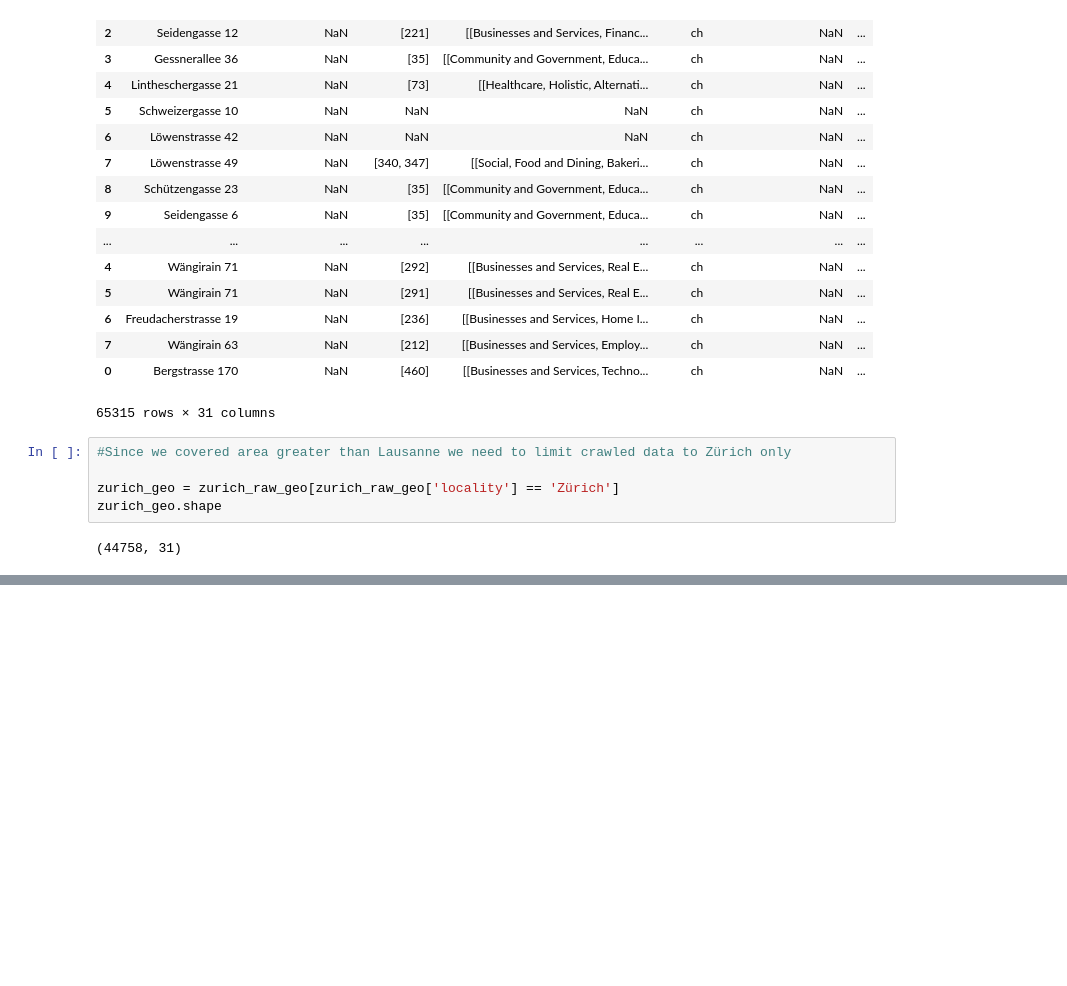
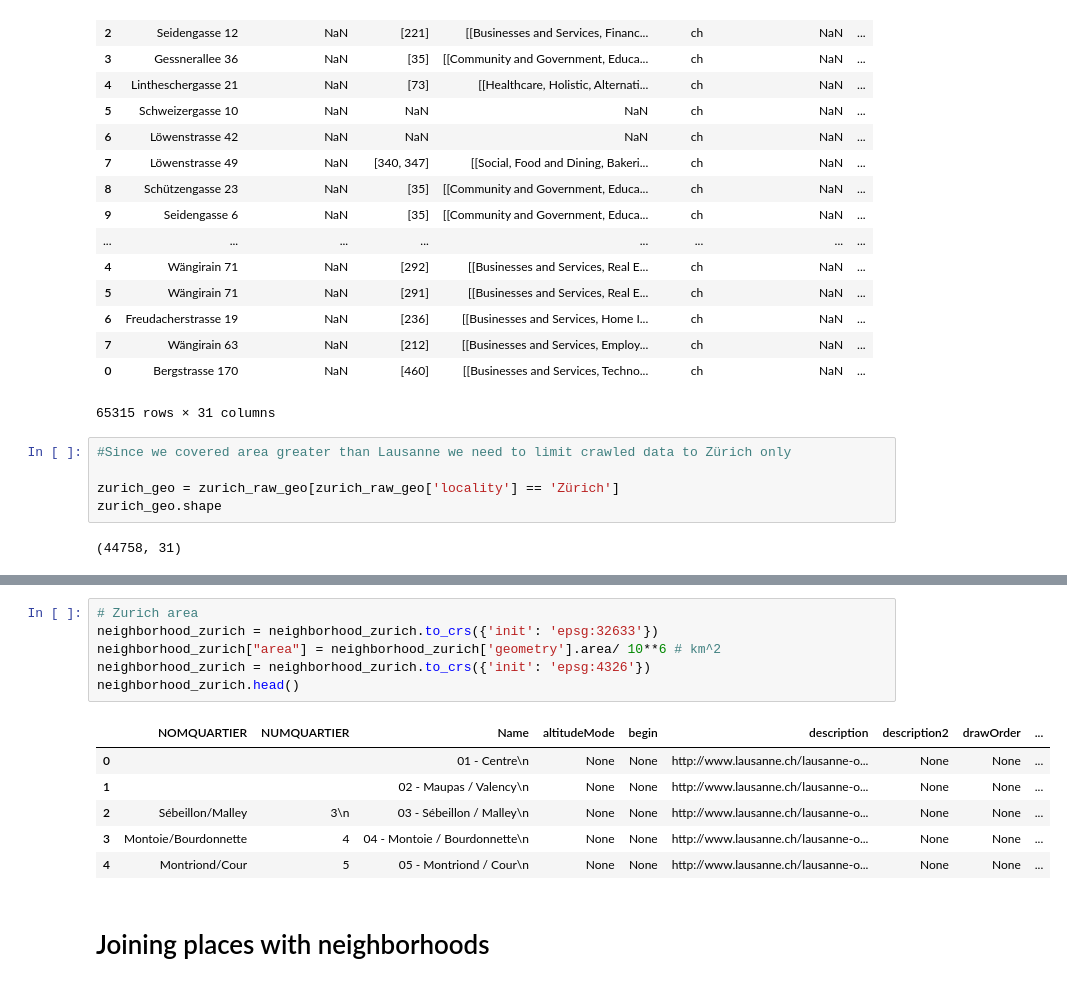
Before and after one commit to PaluchowskiMatthew/ADA-Orion, a Jupyter notebook: Lausanne & Zurich places.ipynb, the cells around one changed output, grey strips where cells are left out. Cells and saved outputs as stored; diff of their text form; blank space fills up the shorter version.

```diff
--- a/Lausanne & Zurich places.ipynb
+++ b/Lausanne & Zurich places.ipynb
@@ -138,0 +227,15 @@ zurich_geo.shape
+# %%
+# Zurich area
+neighborhood_zurich = neighborhood_zurich.to_crs({'init': 'epsg:32633'})
+neighborhood_zurich["area"] = neighborhood_zurich['geometry'].area/ 10**6 # km^2
+neighborhood_zurich = neighborhood_zurich.to_crs({'init': 'epsg:4326'})
+neighborhood_zurich.head()
+# %% [output]
+|  | NOMQUARTIER | NUMQUARTIER | Name | altitudeMode | begin | description | description2 | drawOrder | ... |
+| 0 |  |  | 01 - Centre\n | None | None | http://www.lausanne.ch/lausanne-o... | None | None | ... |
+| 1 |  |  | 02 - Maupas / Valency\n | None | None | http://www.lausanne.ch/lausanne-o... | None | None | ... |
+| 2 | Sébeillon/Malley | 3\n | 03 - Sébeillon / Malley\n | None | None | http://www.lausanne.ch/lausanne-o... | None | None | ... |
+| 3 | Montoie/Bourdonnette | 4 | 04 - Montoie / Bourdonnette\n | None | None | http://www.lausanne.ch/lausanne-o... | None | None | ... |
+| 4 | Montriond/Cour | 5 | 05 - Montriond / Cour\n | None | None | http://www.lausanne.ch/lausanne-o... | None | None | ... |
+# %% [markdown]
+# Joining places with neighborhoods
```
Also changed, not shown: parts of 15 cells of this notebook.
